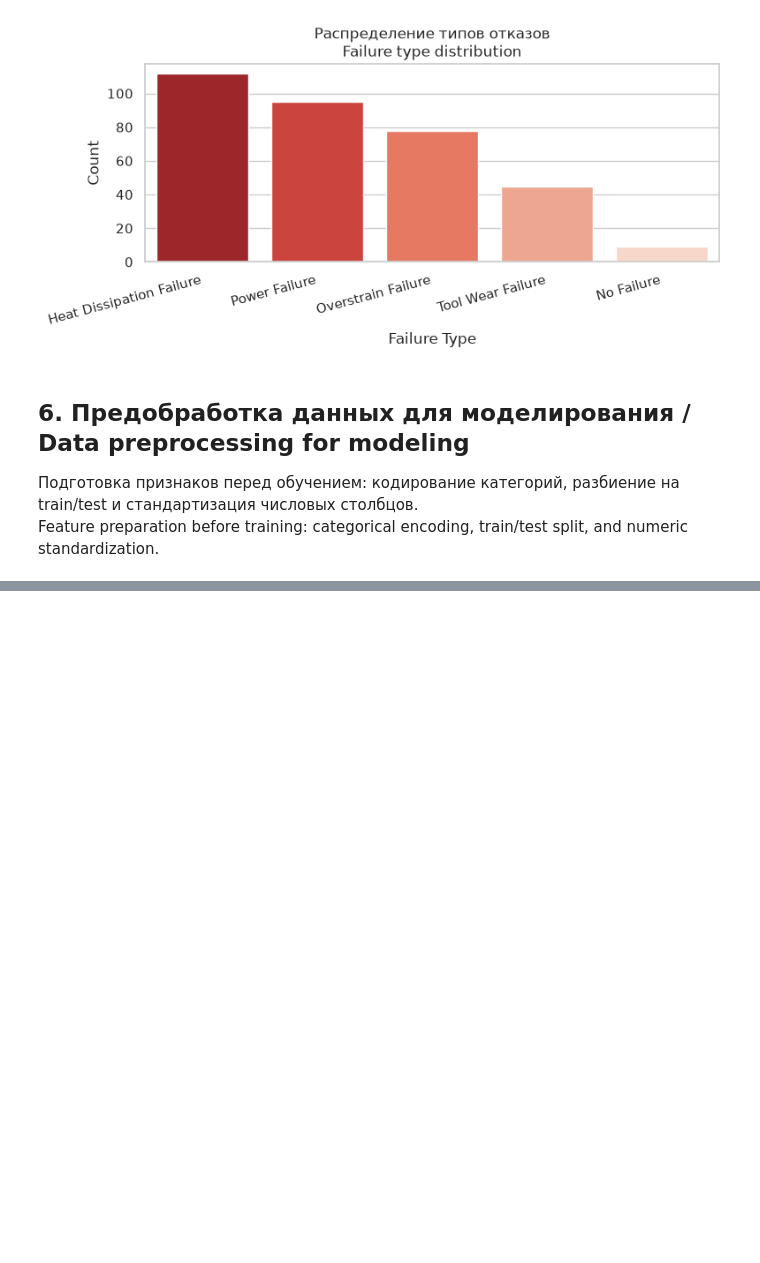
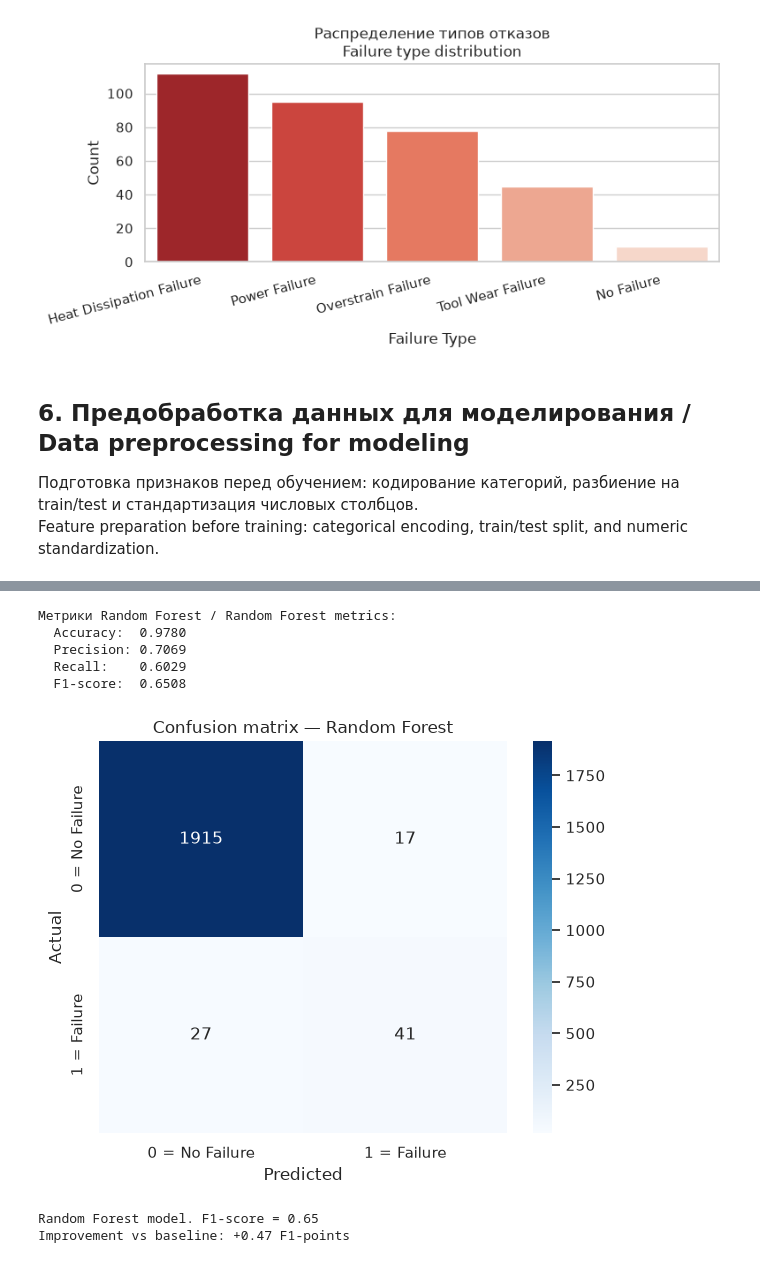
Before and after one commit to notacoder-notyet/Pet-proj, a Jupyter notebook: notebooks/01_eda_and_modeling.ipynb, the cells around one changed output, grey strips where cells are left out. Drawn from its saved outputs; the diff is of its cells as text; code cells hidden in the pictures; blank space fills up the shorter version.

```diff
--- a/notebooks/01_eda_and_modeling.ipynb
+++ b/notebooks/01_eda_and_modeling.ipynb
@@ -321,0 +428,60 @@ Preprocessing complete. Data is ready for model training.
+# %%
+# 1. Обучение Random Forest / Train Random Forest
+# n_estimators — число деревьев; class_weight='balanced' — веса классов обратно пропорциональны частоте
+# n_estimators is the number of trees; class_weight='balanced' scales class weights by inverse frequency
+rf = RandomForestClassifier(
+    n_estimators=RF_N_ESTIMATORS,
+    random_state=RANDOM_STATE,
+    class_weight=CLASS_WEIGHT,
+)
+rf.fit(X_train, y_train)
+
+# 2. Предсказания на тесте / Predictions on the test set
+y_pred_rf = rf.predict(X_test)
+
+# 3. Метрики классификации / Classification metrics
+acc_rf = accuracy_score(y_test, y_pred_rf)
+prec_rf = precision_score(y_test, y_pred_rf, zero_division=0)
+rec_rf = recall_score(y_test, y_pred_rf, zero_division=0)
+f1_rf = f1_score(y_test, y_pred_rf, zero_division=0)
+
+print("Метрики Random Forest / Random Forest metrics:")
+print(f"  Accuracy:  {acc_rf:.4f}")
+print(f"  Precision: {prec_rf:.4f}")
+print(f"  Recall:    {rec_rf:.4f}")
+print(f"  F1-score:  {f1_rf:.4f}")
+
+# 4. Confusion matrix: тепловая карта / Confusion matrix heatmap
+cm_rf = confusion_matrix(y_test, y_pred_rf)
+
+fig, ax = plt.subplots(figsize=(6, 5))
+sns.heatmap(
+    cm_rf,
+    annot=True,
+    fmt="d",
+    cmap="Blues",
+    xticklabels=CLASS_LABELS,
+    yticklabels=CLASS_LABELS,
+    ax=ax,
+)
+ax.set_title("Confusion matrix — Random Forest")
+ax.set_xlabel("Predicted")
+ax.set_ylabel("Actual")
+plt.tight_layout()
+plt.show()
+
+# 5. Краткий итог / Short summary
+print(f"Random Forest model. F1-score = {f1_rf:.2f}")
+
+# 6. Сравнение с Logistic Regression / Comparison vs baseline
+f1_delta = f1_rf - f1_logreg
+print(f"Improvement vs baseline: {f1_delta:+.2f} F1-points")
+# %% [output]
+Метрики Random Forest / Random Forest metrics:
+  Accuracy:  0.9780
+  Precision: 0.7069
+  Recall:    0.6029
+  F1-score:  0.6508
+[figure, added]
+Random Forest model. F1-score = 0.65
+Improvement vs baseline: +0.47 F1-points
```
Also changed, not shown: parts of 18 cells of this notebook, 9 other files.
